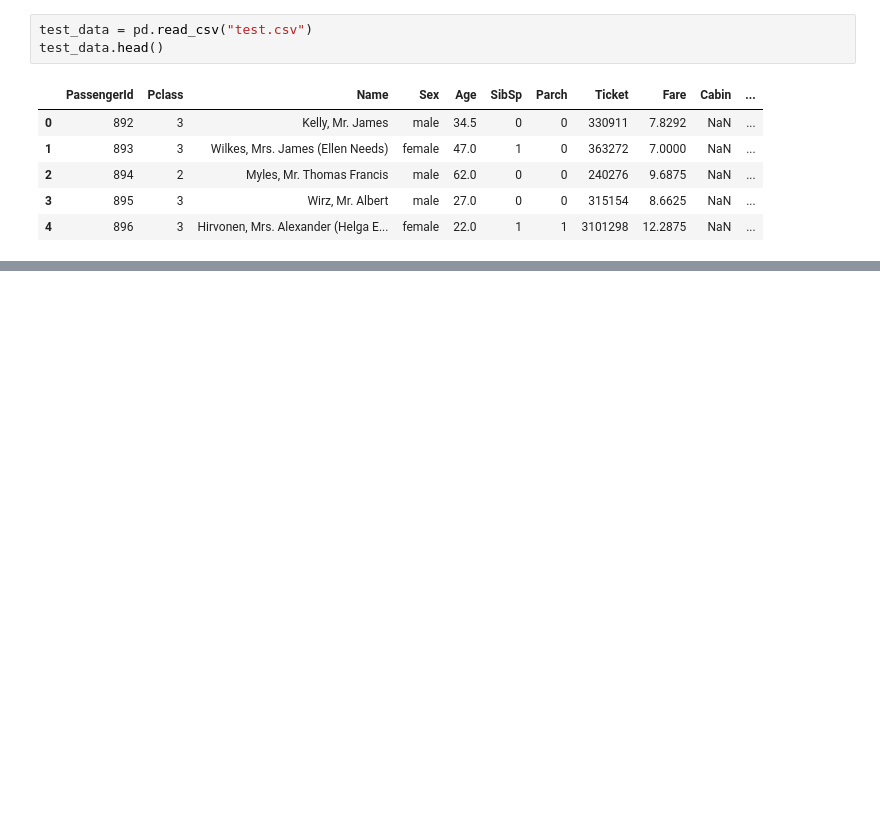
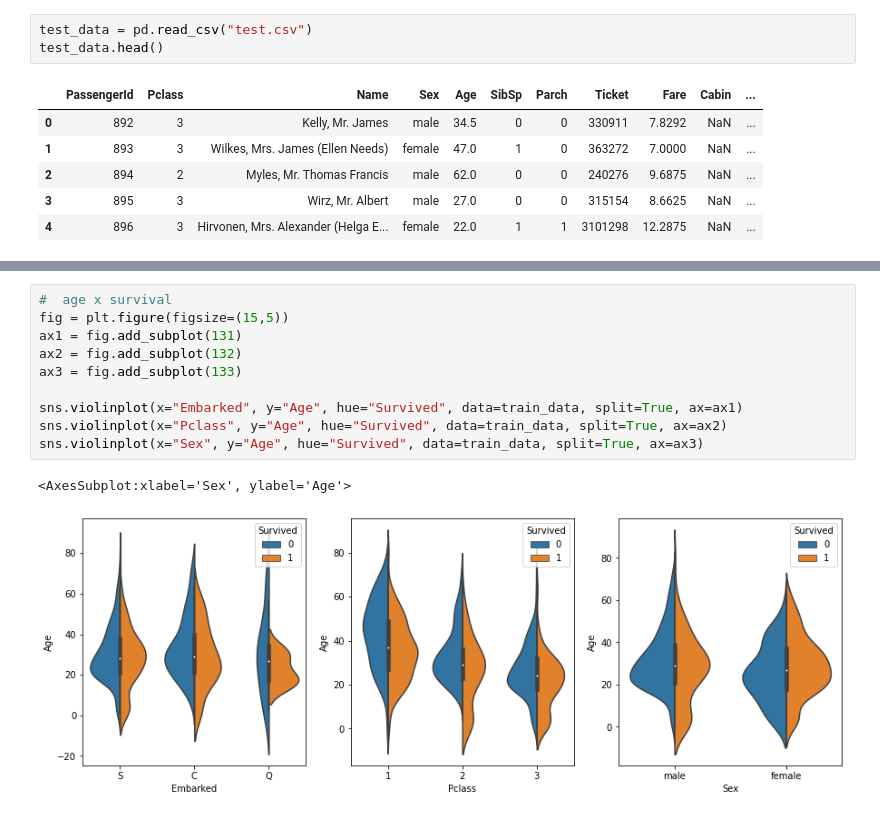
Before and after one commit to WebsiteDisplayName/kaggletitanic, a Jupyter notebook: kaggletitanic.ipynb, the cells around one changed output, grey strips where cells are left out. Drawn from its saved outputs; the diff is of its cells as text; blank space fills up the shorter version.

```diff
--- a/kaggletitanic.ipynb
+++ b/kaggletitanic.ipynb
@@ -25,0 +152,13 @@ test_data.head()
+# %%
+#  age x survival
+fig = plt.figure(figsize=(15,5))
+ax1 = fig.add_subplot(131)
+ax2 = fig.add_subplot(132)
+ax3 = fig.add_subplot(133)
+
+sns.violinplot(x="Embarked", y="Age", hue="Survived", data=train_data, split=True, ax=ax1)
+sns.violinplot(x="Pclass", y="Age", hue="Survived", data=train_data, split=True, ax=ax2)
+sns.violinplot(x="Sex", y="Age", hue="Survived", data=train_data, split=True, ax=ax3)
+# %% [output]
+<AxesSubplot:xlabel='Sex', ylabel='Age'>
+[figure, added]
```
Also changed, not shown: parts of 13 cells of this notebook, 1 other file.
